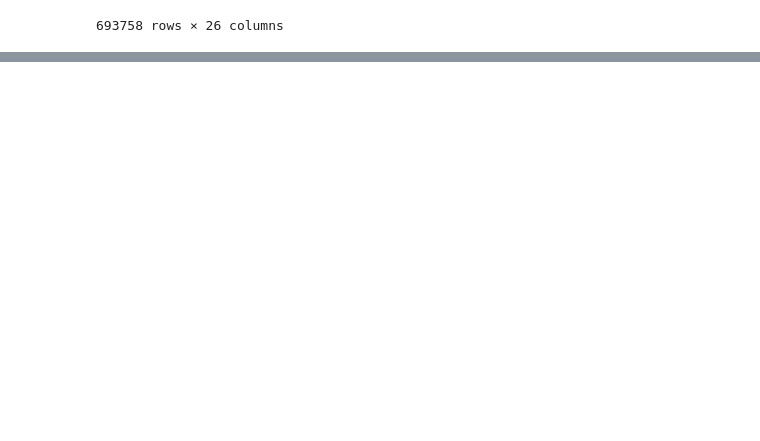
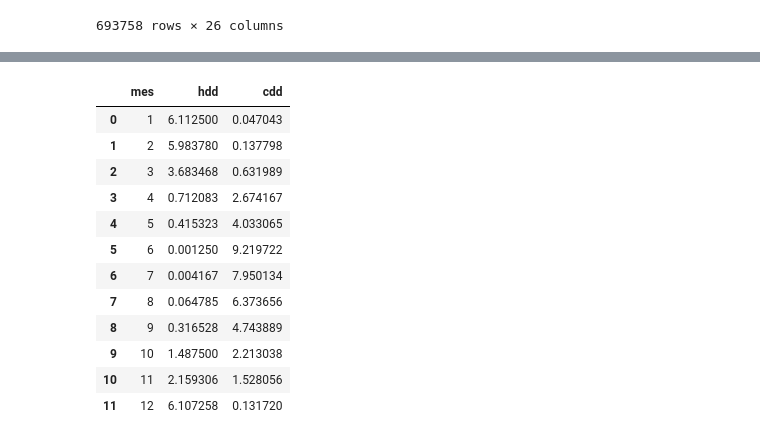
Before and after one commit to SantiagoEzequielDrelewicz/TP-LMC, a Jupyter notebook: main.ipynb, the cells around one changed output, grey strips where cells are left out. Drawn from its saved outputs; the diff is of its cells as text; code cells hidden in the pictures; blank space fills up the shorter version.

```diff
--- a/main.ipynb
+++ b/main.ipynb
@@ -416,0 +494,3 @@ df
+# %%
+df_chdd_dia = df_chdd_hora.groupby("fecha").agg({"hdd": "mean", "cdd": "mean"}).reset_index()
+df_chdd_dia
@@ -416,0 +511,23 @@ df
+# %%
+df_chdd_mes = (
+    df_chdd_dia
+    .groupby(df_chdd_dia.fecha.dt.month)
+    .agg({"hdd": "mean", "cdd": "mean"})
+    .reset_index()
+    .rename(columns={"fecha": "mes"})
+)
+df_chdd_mes
+# %% [output]
+|  | mes | hdd | cdd |
+| 0 | 1 | 6.112500 | 0.047043 |
+| 1 | 2 | 5.983780 | 0.137798 |
+| 2 | 3 | 3.683468 | 0.631989 |
+| 3 | 4 | 0.712083 | 2.674167 |
+| 4 | 5 | 0.415323 | 4.033065 |
+| 5 | 6 | 0.001250 | 9.219722 |
+| 6 | 7 | 0.004167 | 7.950134 |
+| 7 | 8 | 0.064785 | 6.373656 |
+| 8 | 9 | 0.316528 | 4.743889 |
+| 9 | 10 | 1.487500 | 2.213038 |
+| 10 | 11 | 2.159306 | 1.528056 |
+| 11 | 12 | 6.107258 | 0.131720 |
```
Also changed, not shown: parts of 11 cells of this notebook.
